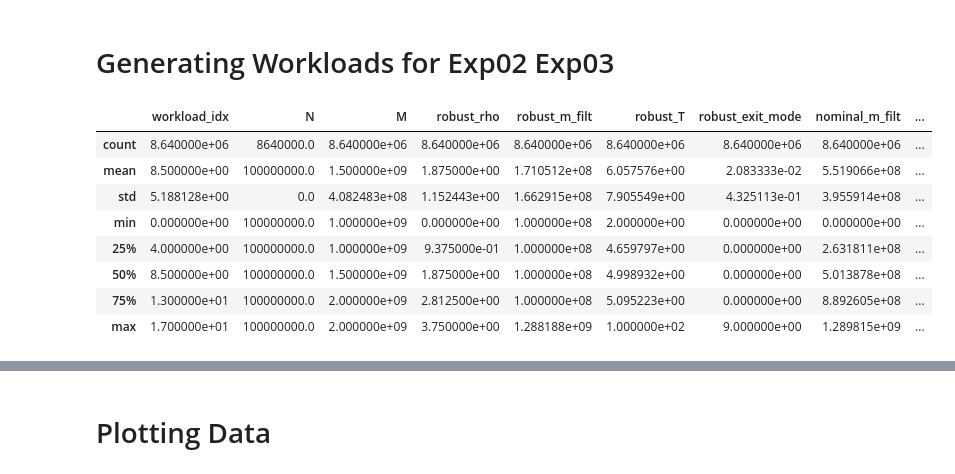
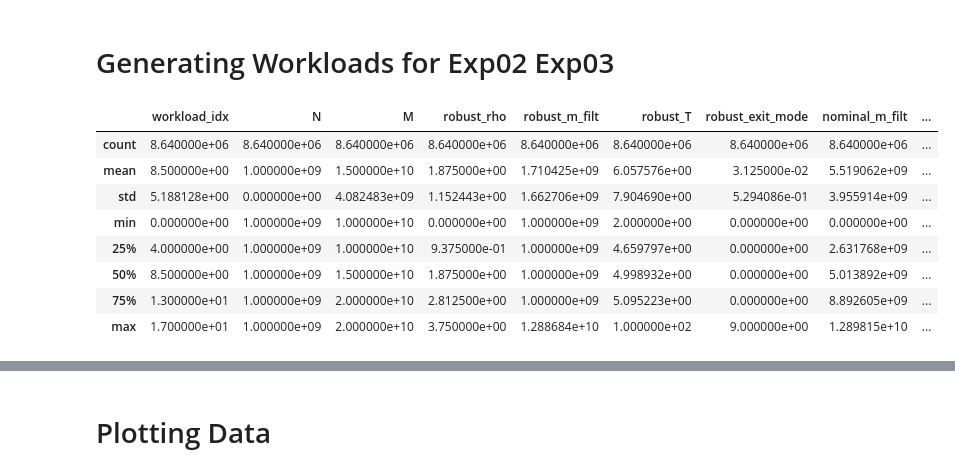
Before and after one commit to BU-DiSC/endure, a Jupyter notebook: endure/visualization/08_sequence_plots.ipynb, the cells around one changed output, grey strips where cells are left out. Cells and saved outputs as stored; diff of their text form; code cells hidden in the pictures.

```diff
--- a/endure/visualization/08_sequence_plots.ipynb
+++ b/endure/visualization/08_sequence_plots.ipynb
@@ -7,11 +7,12 @@ import re
 
 import numpy as np
 import pandas as pd
-pd.set_option('max_columns', None)
-pd.set_option('max_rows', 100)
-pd.set_option('display.max_colwidth', None)
+# pd.set_option('max_columns', None)
+# pd.set_option('max_rows', 100)
+pd.set_option('display.max_colwidth', 100)
 from scipy import stats
 from scipy.special import rel_entr
+from pandas import option_context
 
 from tqdm.notebook import tqdm
 
@@ -109,24 +110,24 @@ def get_cumulative_data(df, wl_idx, robust_rho, samples):
     return data, sessions
 # %%
 dp = DataProvider(config)
-df = dp.read_csv('exp_01_1e8.csv')
+df = dp.read_csv('exp_01_1e9.csv')
 df['robust_cost'] = np.around(df['robust_cost'], 4)
 df['nominal_cost'] = np.around(df['nominal_cost'], 4)
 df['robust_rho'] = np.around(df['robust_rho'], 2)
-df['z_score'] = df.groupby(['workload_idx', 'robust_rho']).rho_hat.transform(lambda x: np.abs(stats.zscore(x)))
+df['z_score'] = df.groupby(['workload_idx', 'robust_rho'])['rho_hat'].transform(lambda x: np.abs(stats.zscore(x)))
 df[['z0_s', 'z1_s', 'q_s', 'w_s']] = df['w_hat'].str.extract(r"{'z0': ([0-9.]+), 'z1': ([0-9.]+), 'q': ([0-9.]+), 'w': ([0-9.]+)}")
 df[['z0_s', 'z1_s', 'q_s', 'w_s']] = df[['z0_s', 'z1_s', 'q_s', 'w_s']].astype(np.float64)
 df.describe()
 # %% [output]
 |  | workload_idx | N | M | robust_rho | robust_m_filt | robust_T | robust_exit_mode | nominal_m_filt | ... |
-| count | 8.640000e+06 | 8640000.0 | 8.640000e+06 | 8.640000e+06 | 8.640000e+06 | 8.640000e+06 | 8.640000e+06 | 8.640000e+06 | ... |
-| mean | 8.500000e+00 | 100000000.0 | 1.500000e+09 | 1.875000e+00 | 1.710512e+08 | 6.057576e+00 | 2.083333e-02 | 5.519066e+08 | ... |
-| std | 5.188128e+00 | 0.0 | 4.082483e+08 | 1.152443e+00 | 1.662915e+08 | 7.905549e+00 | 4.325113e-01 | 3.955914e+08 | ... |
-| min | 0.000000e+00 | 100000000.0 | 1.000000e+09 | 0.000000e+00 | 1.000000e+08 | 2.000000e+00 | 0.000000e+00 | 0.000000e+00 | ... |
-| 25% | 4.000000e+00 | 100000000.0 | 1.000000e+09 | 9.375000e-01 | 1.000000e+08 | 4.659797e+00 | 0.000000e+00 | 2.631811e+08 | ... |
-| 50% | 8.500000e+00 | 100000000.0 | 1.500000e+09 | 1.875000e+00 | 1.000000e+08 | 4.998932e+00 | 0.000000e+00 | 5.013878e+08 | ... |
-| 75% | 1.300000e+01 | 100000000.0 | 2.000000e+09 | 2.812500e+00 | 1.000000e+08 | 5.095223e+00 | 0.000000e+00 | 8.892605e+08 | ... |
-| max | 1.700000e+01 | 100000000.0 | 2.000000e+09 | 3.750000e+00 | 1.288188e+09 | 1.000000e+02 | 9.000000e+00 | 1.289815e+09 | ... |
+| count | 8.640000e+06 | 8.640000e+06 | 8.640000e+06 | 8.640000e+06 | 8.640000e+06 | 8.640000e+06 | 8.640000e+06 | 8.640000e+06 | ... |
+| mean | 8.500000e+00 | 1.000000e+09 | 1.500000e+10 | 1.875000e+00 | 1.710425e+09 | 6.057576e+00 | 3.125000e-02 | 5.519062e+09 | ... |
+| std | 5.188128e+00 | 0.000000e+00 | 4.082483e+09 | 1.152443e+00 | 1.662706e+09 | 7.904690e+00 | 5.294086e-01 | 3.955914e+09 | ... |
+| min | 0.000000e+00 | 1.000000e+09 | 1.000000e+10 | 0.000000e+00 | 1.000000e+09 | 2.000000e+00 | 0.000000e+00 | 0.000000e+00 | ... |
+| 25% | 4.000000e+00 | 1.000000e+09 | 1.000000e+10 | 9.375000e-01 | 1.000000e+09 | 4.659797e+00 | 0.000000e+00 | 2.631768e+09 | ... |
+| 50% | 8.500000e+00 | 1.000000e+09 | 1.500000e+10 | 1.875000e+00 | 1.000000e+09 | 4.998932e+00 | 0.000000e+00 | 5.013892e+09 | ... |
+| 75% | 1.300000e+01 | 1.000000e+09 | 2.000000e+10 | 2.812500e+00 | 1.000000e+09 | 5.095223e+00 | 0.000000e+00 | 8.892605e+09 | ... |
+| max | 1.700000e+01 | 1.000000e+09 | 2.000000e+10 | 3.750000e+00 | 1.288684e+10 | 1.000000e+02 | 9.000000e+00 | 1.289815e+10 | ... |
 # %%
 sample_wl = []
 
```
Also changed, not shown: parts of 5 cells of this notebook, 7 other files.
